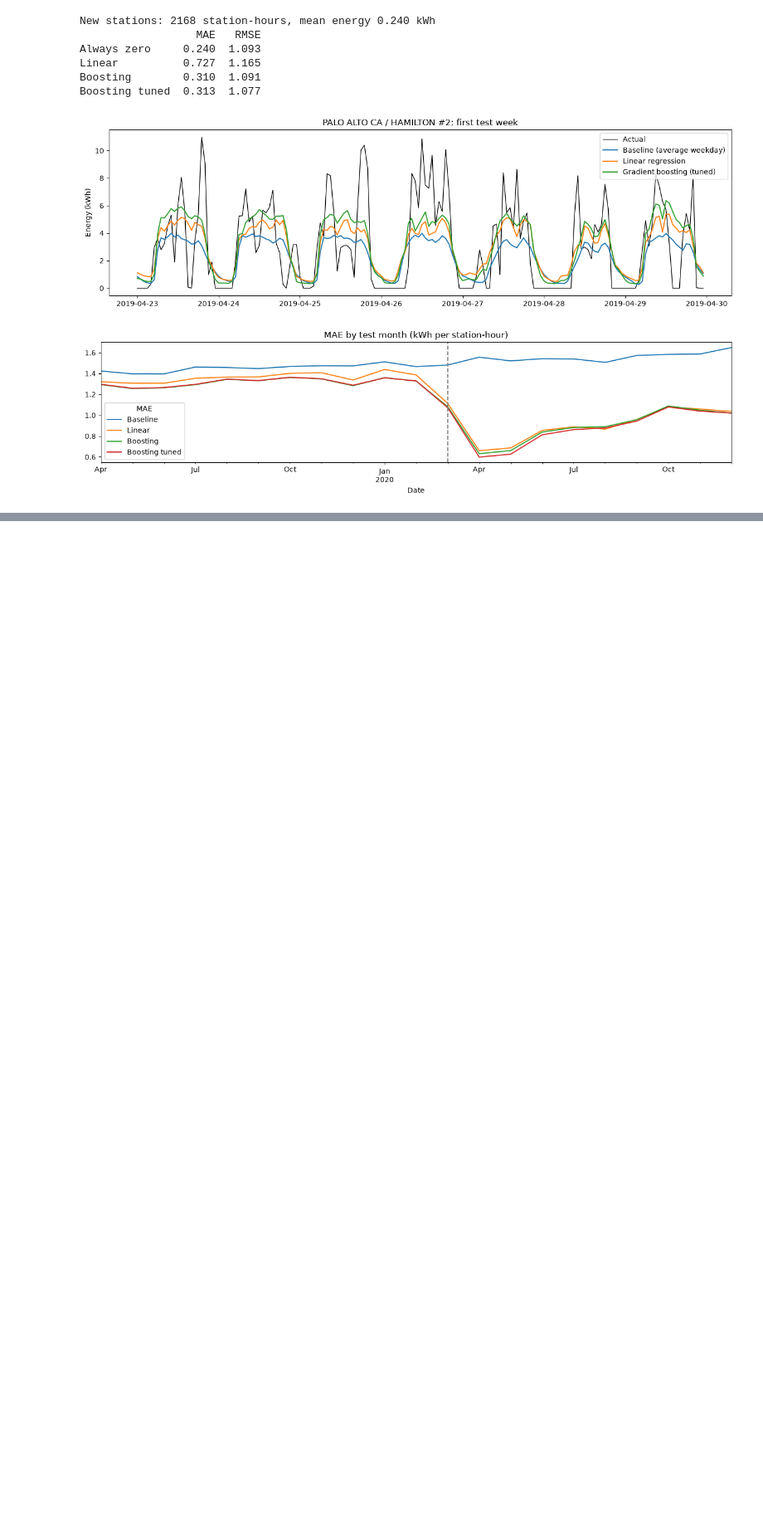
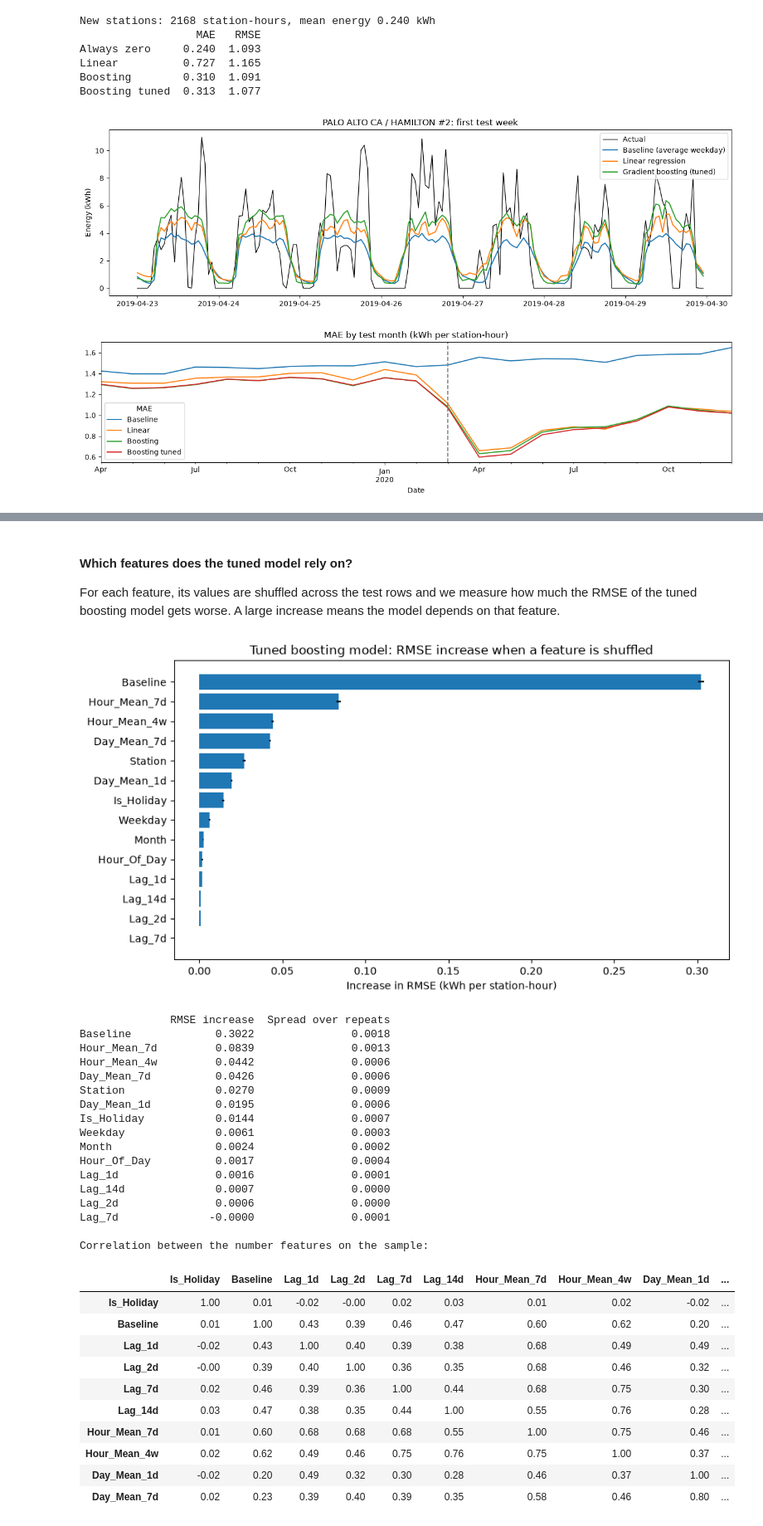
Before and after one commit to dumitritamacarenco/Introduction-to-Business-Analytics---Project-, a Jupyter notebook: task2_prediction.ipynb, the cells around one changed output, grey strips where cells are left out. Shown at 83% size. Drawn from its saved outputs; the diff is of its cells as text; code cells hidden in the pictures; blank space fills up the shorter version.

```diff
--- a/task2_prediction.ipynb
+++ b/task2_prediction.ipynb
@@ -626,0 +709,66 @@ plt.show()
+# %% [markdown]
+#### Which features does the tuned model rely on?
+
+For each feature, its values are shuffled across the test rows and we measure how much the RMSE of the tuned boosting model gets worse. A large increase means the model depends on that feature.
+# %%
+# Shuffle one feature at a time on a random sample of the test rows and measure the damage.
+# A sample keeps this fast; five repeats per feature show how stable the result is.
+sample_rows = X_test.sample(n=100_000, random_state=0)
+sample_target = scored.loc[sample_rows.index, TARGET]
+
+shuffled = permutation_importance(
+    tuned_model,
+    sample_rows,
+    sample_target,
+    scoring="neg_root_mean_squared_error",
+    n_repeats=5,
+    random_state=0,
+)
+
+importance = pd.DataFrame({
+    "RMSE increase": shuffled.importances_mean,
+    "Spread over repeats": shuffled.importances_std,
+}, index=FEATURES).sort_values("RMSE increase")
+
+plt.figure(figsize=(9, 5))
+plt.barh(importance.index, importance["RMSE increase"], xerr=importance["Spread over repeats"])
+plt.title("Tuned boosting model: RMSE increase when a feature is shuffled")
+plt.xlabel("Increase in RMSE (kWh per station-hour)")
+plt.tight_layout()
+plt.show()
+
+print(importance.sort_values("RMSE increase", ascending=False).round(4).to_string())
+
+# How closely related the lag features are to each other (relevant for reading the plot)
+print("\nCorrelation between the number features on the sample:")
+display(sample_rows[NUMBER_FEATURES].corr().round(2))
+# %% [output]
+[figure, added]
+              RMSE increase  Spread over repeats
+Baseline             0.3022               0.0018
+Hour_Mean_7d         0.0839               0.0013
+Hour_Mean_4w         0.0442               0.0006
+Day_Mean_7d          0.0426               0.0006
+Station              0.0270               0.0009
+Day_Mean_1d          0.0195               0.0006
+Is_Holiday           0.0144               0.0007
+Weekday              0.0061               0.0003
+Month                0.0024               0.0002
+Hour_Of_Day          0.0017               0.0004
+Lag_1d               0.0016               0.0001
+Lag_14d              0.0007               0.0000
+Lag_2d               0.0006               0.0000
+Lag_7d              -0.0000               0.0001
+
+Correlation between the number features on the sample:
+|  | Is_Holiday | Baseline | Lag_1d | Lag_2d | Lag_7d | Lag_14d | Hour_Mean_7d | Hour_Mean_4w | Day_Mean_1d | ... |
+| Is_Holiday | 1.00 | 0.01 | -0.02 | -0.00 | 0.02 | 0.03 | 0.01 | 0.02 | -0.02 | ... |
+| Baseline | 0.01 | 1.00 | 0.43 | 0.39 | 0.46 | 0.47 | 0.60 | 0.62 | 0.20 | ... |
+| Lag_1d | -0.02 | 0.43 | 1.00 | 0.40 | 0.39 | 0.38 | 0.68 | 0.49 | 0.49 | ... |
+| Lag_2d | -0.00 | 0.39 | 0.40 | 1.00 | 0.36 | 0.35 | 0.68 | 0.46 | 0.32 | ... |
+| Lag_7d | 0.02 | 0.46 | 0.39 | 0.36 | 1.00 | 0.44 | 0.68 | 0.75 | 0.30 | ... |
+| Lag_14d | 0.03 | 0.47 | 0.38 | 0.35 | 0.44 | 1.00 | 0.55 | 0.76 | 0.28 | ... |
+| Hour_Mean_7d | 0.01 | 0.60 | 0.68 | 0.68 | 0.68 | 0.55 | 1.00 | 0.75 | 0.46 | ... |
+| Hour_Mean_4w | 0.02 | 0.62 | 0.49 | 0.46 | 0.75 | 0.76 | 0.75 | 1.00 | 0.37 | ... |
+| Day_Mean_1d | -0.02 | 0.20 | 0.49 | 0.32 | 0.30 | 0.28 | 0.46 | 0.37 | 1.00 | ... |
+| Day_Mean_7d | 0.02 | 0.23 | 0.39 | 0.40 | 0.39 | 0.35 | 0.58 | 0.46 | 0.80 | ... |
```
Also changed, not shown: parts of 6 cells of this notebook.
